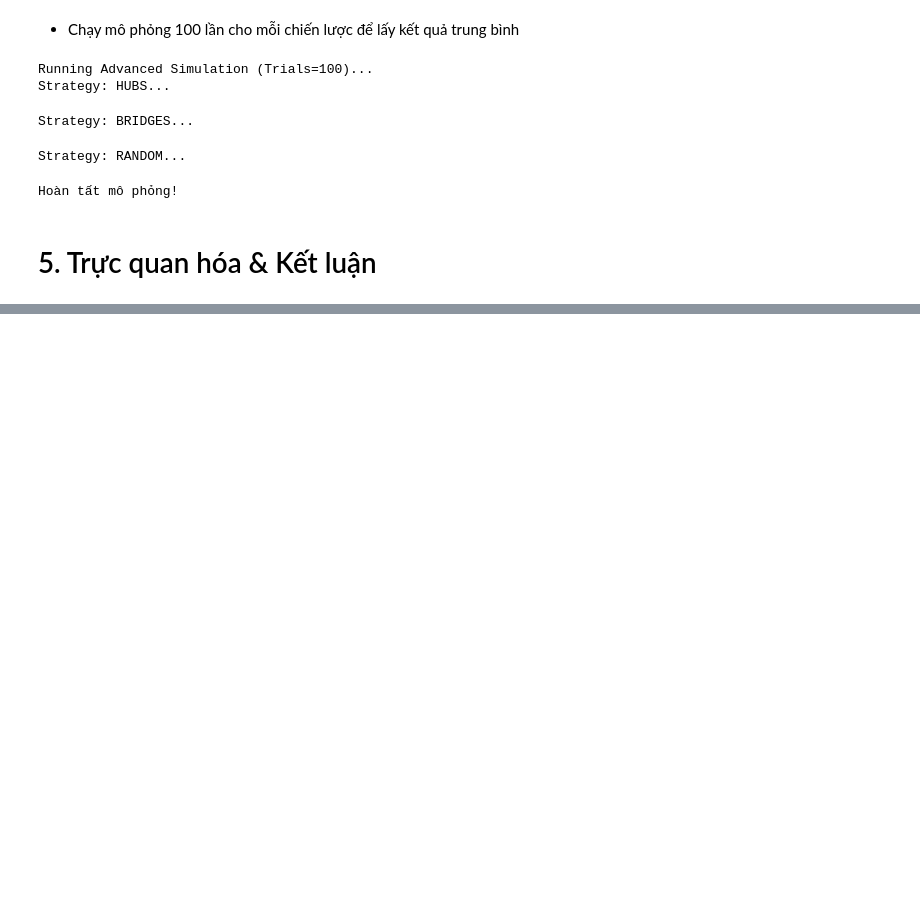
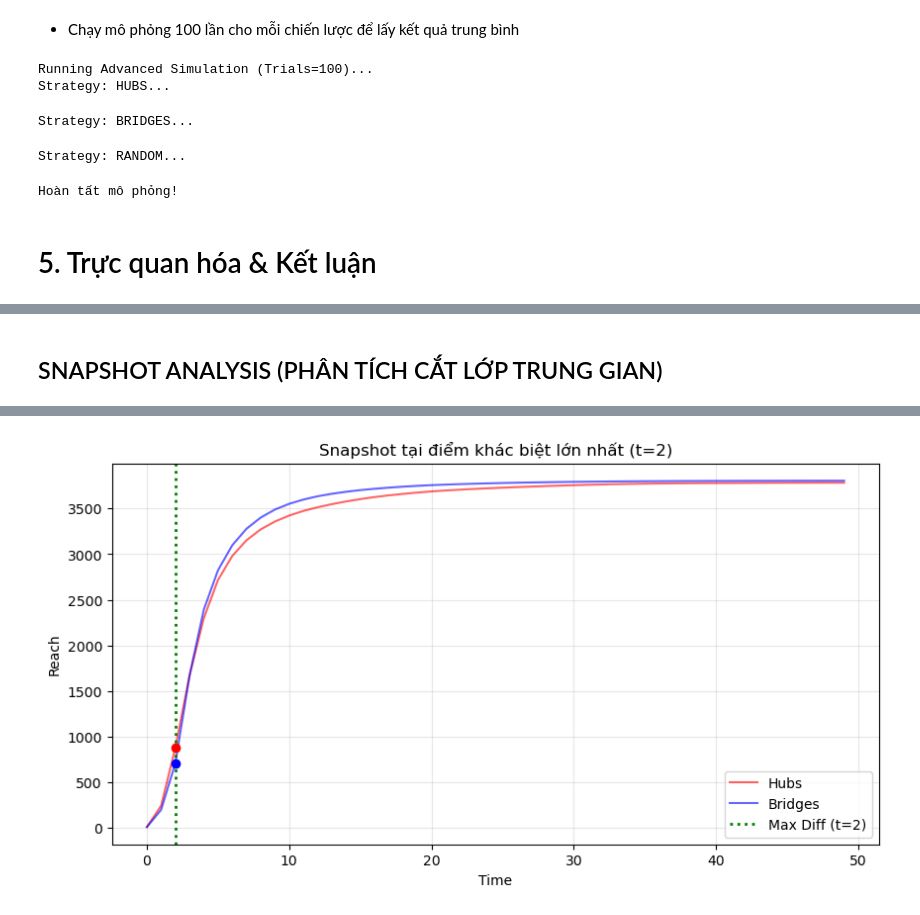
Before and after one commit to cuonghqdev/IS353, a Jupyter notebook: Source code/5.Simulation & Strategy Battle.ipynb, the cells around one changed output, grey strips where cells are left out. Cells and saved outputs as stored; diff of their text form; code cells hidden in the pictures; blank space fills up the shorter version.

```diff
--- a/Source code/5.Simulation & Strategy Battle.ipynb
+++ b/Source code/5.Simulation & Strategy Battle.ipynb
@@ -288,2 +288,72 @@ RANDOM     | 3805            | 15.8 /16        | 98.50%
 
 => KẾT LUẬN CHUNG: Việc sử dụng SNA (đặc biệt là Bridges) mang lại lợi thế rõ rệt trong việc tối ưu hóa lan truyền thông tin đa chiều.
+# %% [markdown]
+## SNAPSHOT ANALYSIS (PHÂN TÍCH CẮT LỚP TRUNG GIAN)
+# %%
+# 1. Tìm thời điểm chênh lệch lớn nhất (Max Divergence)
+# Chuyển list sang array để tính toán
+arr_hubs = np.array(reach_hubs)
+arr_bridges = np.array(reach_bridges)
+arr_diff = arr_bridges - arr_hubs # Dương nghĩa là Bridges hơn, Âm là Hubs hơn
+
+# Tìm bước thời gian mà chênh lệch là lớn nhất (về giá trị tuyệt đối)
+t_max_diff = np.argmax(np.abs(arr_diff))
+val_max_diff = arr_diff[t_max_diff]
+
+print(f"\n PHÂN TÍCH ĐIỂM TRUNG GIAN (INTERMEDIATE SNAPSHOT)")
+print(f"===================================================")
+print(f"Tại thời điểm t = {t_max_diff} (bước thứ {t_max_diff}), sự khác biệt là rõ rệt nhất:")
+
+# 2. In ra số liệu tại thời điểm "Vàng" này
+reach_h_at_t = reach_hubs[t_max_diff]
+reach_b_at_t = reach_bridges[t_max_diff]
+comm_h_at_t = comm_hubs[t_max_diff]
+comm_b_at_t = comm_bridges[t_max_diff]
+
+print(f"\n⏱️ TẠI THỜI ĐIỂM t = {t_max_diff}:")
+print(f"1. Về Độ phủ (Reach):")
+print(f"   - Hubs:    {reach_h_at_t:.0f} người")
+print(f"   - Bridges: {reach_b_at_t:.0f} người")
+if val_max_diff > 0:
+    print(f"   => Bridges đang dẫn trước Hubs {val_max_diff:.0f} người (+{(val_max_diff/reach_h_at_t)*100:.1f}%)")
+else:
+    print(f"   => Hubs đang dẫn trước Bridges {abs(val_max_diff):.0f} người.")
+
+print(f"\n2. Về Cộng đồng (Communities):")
+print(f"   - Hubs:    {comm_h_at_t:.1f} cộng đồng")
+print(f"   - Bridges: {comm_b_at_t:.1f} cộng đồng")
+
+# 3. Phân tích Tốc độ (Velocity) - Ai chạm mốc 1000 người nhanh hơn?
+target_users = 1000
+try:
+    # Tìm index đầu tiên mà giá trị vượt qua target
+    t_hubs_1k = next(x[0] for x in enumerate(reach_hubs) if x[1] >= target_users)
+    t_bridges_1k = next(x[0] for x in enumerate(reach_bridges) if x[1] >= target_users)
+
+    print(f"\n PHÂN TÍCH TỐC ĐỘ (Time to Reach {target_users} users):")
+    print(f"   - Hubs cần:    {t_hubs_1k} bước")
+    print(f"   - Bridges cần: {t_bridges_1k} bước")
+
+    if t_bridges_1k < t_hubs_1k:
+        print("   => Bridges lan truyền nhanh hơn ở giai đoạn đầu.")
+    elif t_bridges_1k > t_hubs_1k:
+        print("   => Hubs bùng nổ nhanh hơn (dễ hiểu vì Hubs nhiều bạn bè trực tiếp).")
+    else:
+        print("   => Tốc độ ban đầu ngang nhau.")
+except StopIteration:
+    print(f"\n Chưa chiến lược nào đạt mốc {target_users} người (hãy giảm target xuống).")
+
+# 4. Vẽ lại biểu đồ Highlight điểm cắt
+plt.figure(figsize=(10, 5))
+plt.plot(x, reach_hubs, label='Hubs', color='red', alpha=0.6)
+plt.plot(x, reach_bridges, label='Bridges', color='blue', alpha=0.6)
+plt.axvline(x=t_max_diff, color='green', linestyle=':', linewidth=2, label=f'Max Diff (t={t_max_diff})')
+plt.scatter([t_max_diff], [reach_h_at_t], color='red', zorder=5)
+plt.scatter([t_max_diff], [reach_b_at_t], color='blue', zorder=5)
+plt.title(f'Snapshot tại điểm khác biệt lớn nhất (t={t_max_diff})')
+plt.xlabel('Time')
+plt.ylabel('Reach')
+plt.legend()
+plt.grid(True, alpha=0.3)
+plt.show()
+# %% [output]
@@ -289,0 +378 @@ RANDOM     | 3805            | 15.8 /16        | 98.50%
+[figure, added]
```
Also changed, not shown: parts of 5 cells of this notebook, 1 other file.
